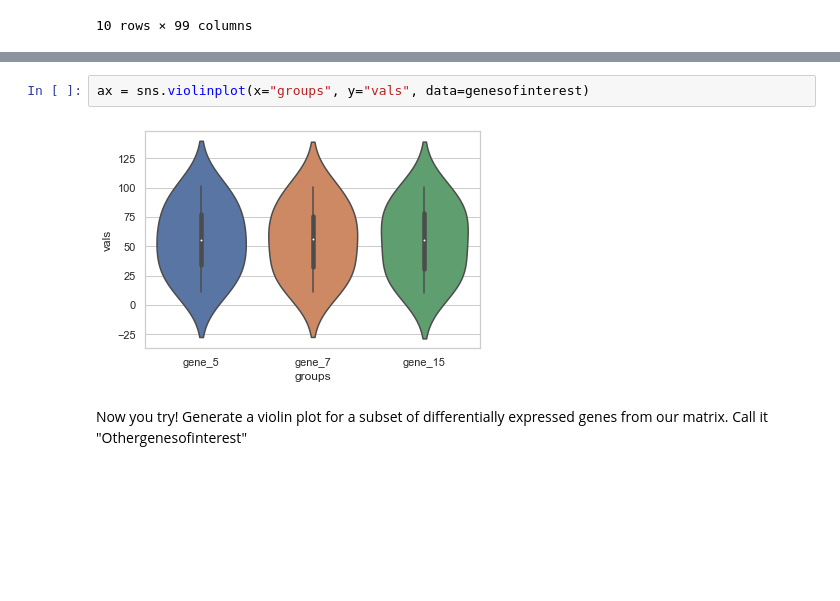
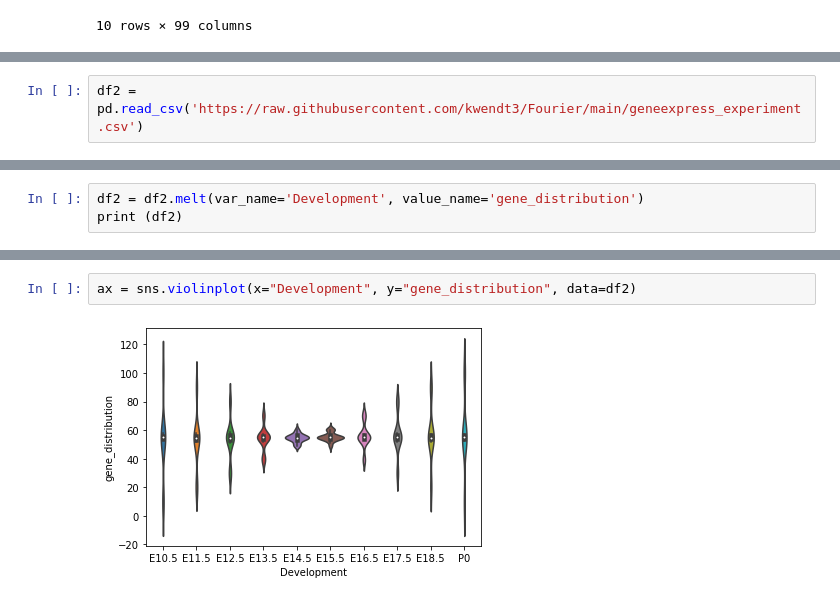
Before and after one commit to kwendt3/Fourier, a Jupyter notebook: RNAseq.ipynb, the cells around one changed output, grey strips where cells are left out. Saved outputs shown, nothing was run; the diff lists cells and outputs as text; blank space fills up the shorter version.

```diff
--- a/RNAseq.ipynb
+++ b/RNAseq.ipynb
@@ -117,0 +86,2 @@ print (genesofinterest)
+# %%
+df2 = pd.read_csv('https://raw.githubusercontent.com/kwendt3/Fourier/main/geneexpress_experiment.csv')
@@ -117,0 +104,3 @@ print (genesofinterest)
+# %%
+df2 = df2.melt(var_name='Development', value_name='gene_distribution')
+print (df2)
@@ -118,6 +122,4 @@ print (genesofinterest)
 # %%
-ax = sns.violinplot(x="groups", y="vals", data=genesofinterest)
+ax = sns.violinplot(x="Development", y="gene_distribution", data=df2)
 # %% [output]
-[figure, old version]
+[figure, new version]
-# %% [markdown]
-Now you try! Generate a violin plot for a subset of differentially expressed genes from our matrix.  Call it "Othergenesofinterest"
```
Also changed, not shown: parts of 10 cells of this notebook.
